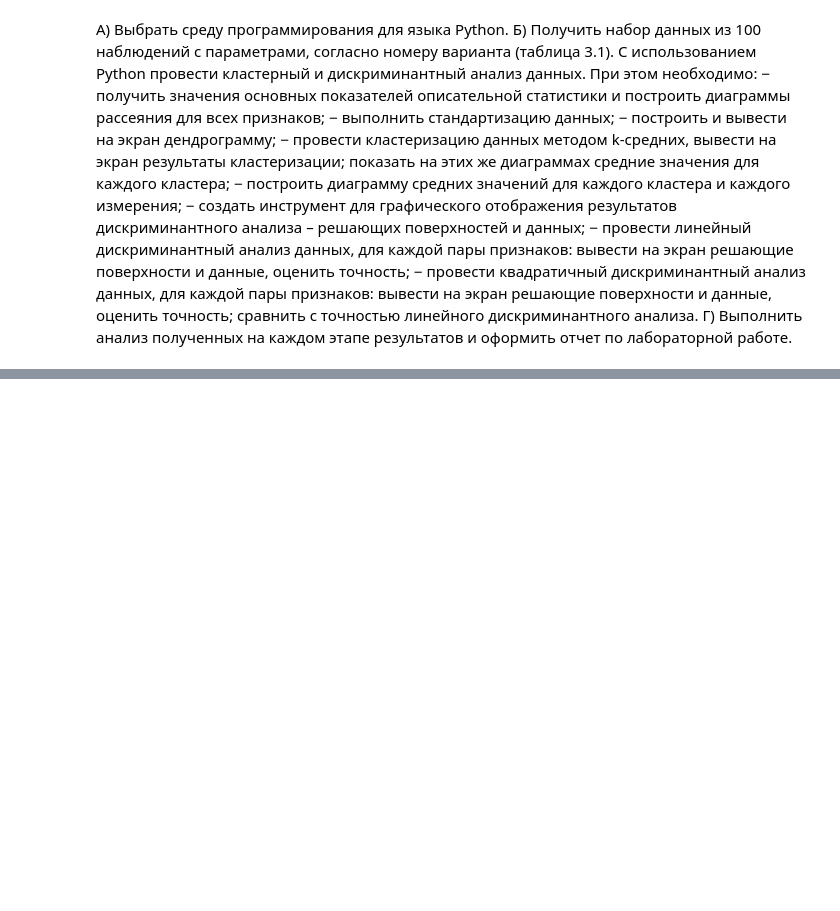
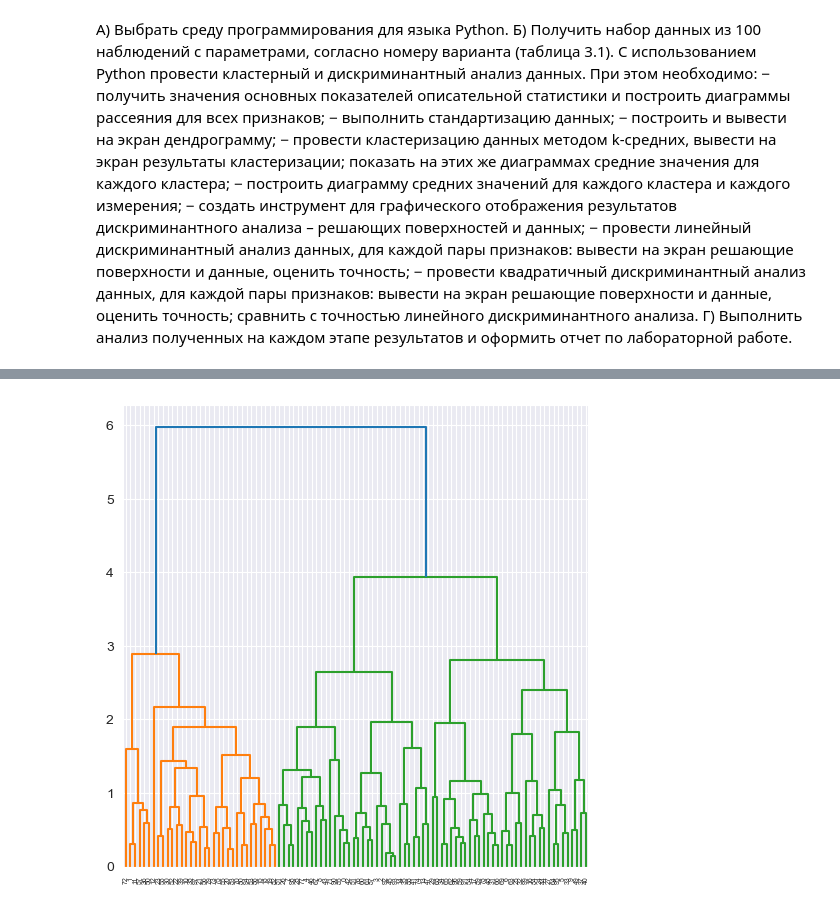
Before and after one commit to malinatrash/Data-Analytics, a Jupyter notebook: lab3/task.ipynb, the cells around one changed output, grey strips where cells are left out. Saved outputs shown, nothing was run; the diff lists cells and outputs as text; code cells hidden in the pictures; blank space fills up the shorter version.

```diff
--- a/lab3/task.ipynb
+++ b/lab3/task.ipynb
@@ -50,0 +50,5 @@ plt.scatter(X[:,0], X[:,1], c=y)
+# %%
+sc = StandardScaler()
+del[df['Class']]
+df_t = pd.DataFrame(sc.fit_transform(df))
+df_t.describe()
@@ -50,0 +65,10 @@ plt.scatter(X[:,0], X[:,1], c=y)
+# %%
+# Выполним иерархическую кластеризацию
+
+row_dist=pdist(df_t,metric='euclidean')
+mergings = linkage(row_dist, method='complete')
+plt.figure(figsize=(6,6))
+dendrogram(mergings)
+plt.show()
+# %% [output]
+[figure, added]
```
Also changed, not shown: parts of 18 cells of this notebook.
